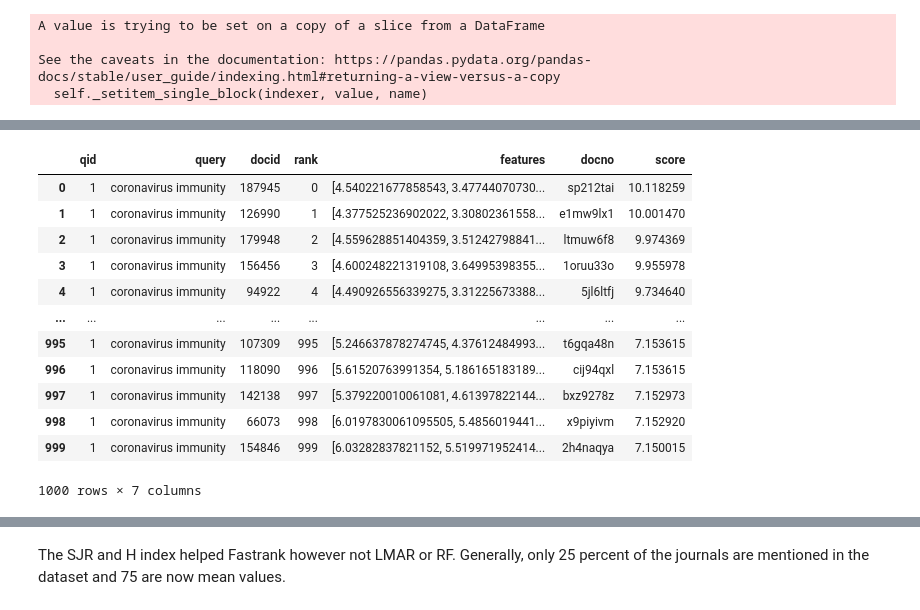
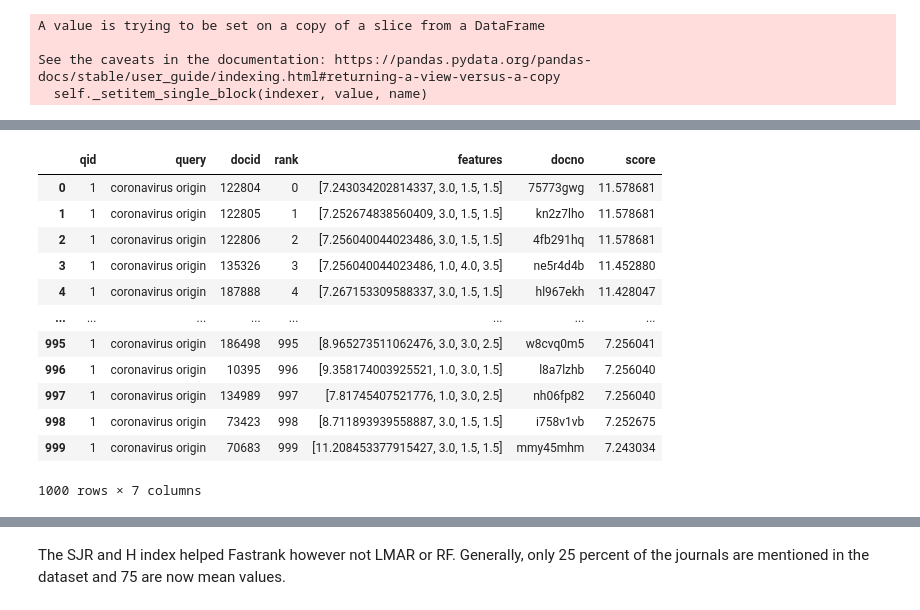
Before and after one commit to nicolasrehbach/WIR-Project, a Jupyter notebook: WIR_project.ipynb, the cells around one changed output, grey strips where cells are left out. Drawn from its saved outputs; the diff is of its cells as text; code cells hidden in the pictures.

```diff
--- a/WIR_project.ipynb
+++ b/WIR_project.ipynb
@@ -426,5 +464,10 @@ journal_impact = journal_impact[['Title', 'SJR', 'H index']]
 journals = metadata[['cord_uid','journal']]
 journals = journals.drop_duplicates()
 journals = pd.DataFrame(journals)
+# %%
+journals['journal'] = journals['journal'].str.lower()
+journal_impact['Title'] = journal_impact['Title'].str.lower()
+journal_abbrev['full'] = journal_abbrev['full'].str.lower()
+journal_abbrev['abbrev'] = journal_abbrev['abbrev'].str.lower()
 # %%
 journals = pd.merge(journals, journal_abbrev, left_on='journal', right_on='abbrev', how='left')
@@ -518,21 +568,21 @@ min        100.000000
 max      37461.000000
 Name: SJR, dtype: float64
 # %%
-metadata_journals['H_index'].fillna(value = 78, inplace = True)
+metadata_journals['H_index'].fillna(value = 70, inplace = True)
 
-metadata_journals['H_index'].loc[metadata_journals['H_index'] < 78] = 1
-metadata_journals['H_index'].loc[metadata_journals['H_index'] == 78] = 1.5
-metadata_journals.loc[metadata_journals['H_index'].between(79,192), 'H_index'] = 2
-metadata_journals.loc[metadata_journals['H_index'].between(192, 1276), 'H_index'] = 3
+metadata_journals['H_index'].loc[metadata_journals['H_index'] < 70] = 1
+metadata_journals['H_index'].loc[metadata_journals['H_index'] == 70] = 1.5
+metadata_journals.loc[metadata_journals['H_index'].between(71,205), 'H_index'] = 2.5
+metadata_journals.loc[metadata_journals['H_index'].between(205, 1276), 'H_index'] = 3.5
 # %% [output]
 A value is trying to be set on a copy of a slice from a DataFrame
 
 See the caveats in the documentation: https://pandas.pydata.org/pandas-docs/stable/user_guide/indexing.html#returning-a-view-versus-a-copy
   self._setitem_single_block(indexer, value, name)
 # %%
-metadata_journals['SJR'].fillna(value = 784, inplace = True)
+metadata_journals['SJR'].fillna(value = 751, inplace = True)
 
-metadata_journals['SJR'].loc[metadata_journals['SJR'] < 784] = 1
-metadata_journals['SJR'].loc[metadata_journals['SJR'] == 784] = 1.5
-metadata_journals.loc[metadata_journals['SJR'].between(785,1500), 'SJR'] = 2
-metadata_journals.loc[metadata_journals['SJR'].between(1500,37461), 'SJR'] = 3
+metadata_journals['SJR'].loc[metadata_journals['SJR'] < 751] = 1
+metadata_journals['SJR'].loc[metadata_journals['SJR'] == 751] = 1.5
+metadata_journals.loc[metadata_journals['SJR'].between(752,2134), 'SJR'] = 3
+metadata_journals.loc[metadata_journals['SJR'].between(2134,37461), 'SJR'] = 4
@@ -555,7 +617,7 @@ h_dict = {}
 for id, sjr in zip(metadata_journals['cord_uid'], metadata_journals['SJR']):
     sjr_dict[id] = sjr
 
-for id, h_id in zip(merged['cord_uid'], metadata_journals['H_index']):
+for id, h_id in zip(metadata_journals['cord_uid'], metadata_journals['H_index']):
     h_dict[id] = h_id
 # %%
 def dates(docno):
@@ -590,18 +666,18 @@ p = fbr >> pt.apply.doc_features(_features)
 # %%
-p.transform("coronavirus immunity")
+p.transform("coronavirus origin")
 # %% [output]
 |  | qid | query | docid | rank | features | docno | score |
-| 0 | 1 | coronavirus immunity | 187945 | 0 | [4.540221677858543, 3.47744070730... | sp212tai | 10.118259 |
-| 1 | 1 | coronavirus immunity | 126990 | 1 | [4.377525236902022, 3.30802361558... | e1mw9lx1 | 10.001470 |
-| 2 | 1 | coronavirus immunity | 179948 | 2 | [4.559628851404359, 3.51242798841... | ltmuw6f8 | 9.974369 |
-| 3 | 1 | coronavirus immunity | 156456 | 3 | [4.600248221319108, 3.64995398355... | 1oruu33o | 9.955978 |
-| 4 | 1 | coronavirus immunity | 94922 | 4 | [4.490926556339275, 3.31225673388... | 5jl6ltfj | 9.734640 |
+| 0 | 1 | coronavirus origin | 122804 | 0 | [7.243034202814337, 3.0, 1.5, 1.5] | 75773gwg | 11.578681 |
+| 1 | 1 | coronavirus origin | 122805 | 1 | [7.252674838560409, 3.0, 1.5, 1.5] | kn2z7lho | 11.578681 |
+| 2 | 1 | coronavirus origin | 122806 | 2 | [7.256040044023486, 3.0, 1.5, 1.5] | 4fb291hq | 11.578681 |
+| 3 | 1 | coronavirus origin | 135326 | 3 | [7.256040044023486, 1.0, 4.0, 3.5] | ne5r4d4b | 11.452880 |
+| 4 | 1 | coronavirus origin | 187888 | 4 | [7.267153309588337, 3.0, 1.5, 1.5] | hl967ekh | 11.428047 |
 | ... | ... | ... | ... | ... | ... | ... | ... |
-| 995 | 1 | coronavirus immunity | 107309 | 995 | [5.246637878274745, 4.37612484993... | t6gqa48n | 7.153615 |
-| 996 | 1 | coronavirus immunity | 118090 | 996 | [5.61520763991354, 5.186165183189... | cij94qxl | 7.153615 |
-| 997 | 1 | coronavirus immunity | 142138 | 997 | [5.379220010061081, 4.61397822144... | bxz9278z | 7.152973 |
-| 998 | 1 | coronavirus immunity | 66073 | 998 | [6.0197830061095505, 5.4856019441... | x9piyivm | 7.152920 |
-| 999 | 1 | coronavirus immunity | 154846 | 999 | [6.03282837821152, 5.519971952414... | 2h4naqya | 7.150015 |
+| 995 | 1 | coronavirus origin | 186498 | 995 | [8.965273511062476, 3.0, 3.0, 2.5] | w8cvq0m5 | 7.256041 |
+| 996 | 1 | coronavirus origin | 10395 | 996 | [9.358174003925521, 1.0, 3.0, 1.5] | l8a7lzhb | 7.256040 |
+| 997 | 1 | coronavirus origin | 134989 | 997 | [7.81745407521776, 1.0, 3.0, 2.5] | nh06fp82 | 7.256040 |
+| 998 | 1 | coronavirus origin | 73423 | 998 | [8.711893939558887, 3.0, 1.5, 1.5] | i758v1vb | 7.252675 |
+| 999 | 1 | coronavirus origin | 70683 | 999 | [11.208453377915427, 3.0, 1.5, 1.5] | mmy45mhm | 7.243034 |
 1000 rows × 7 columns
 # %%
 lmart_x_pipe = fbr >> pt.apply.doc_features(_features) >> pt.ltr.apply_learned_model(lmart_x, form="ltr")
```
Also changed, not shown: parts of 45 cells of this notebook.
